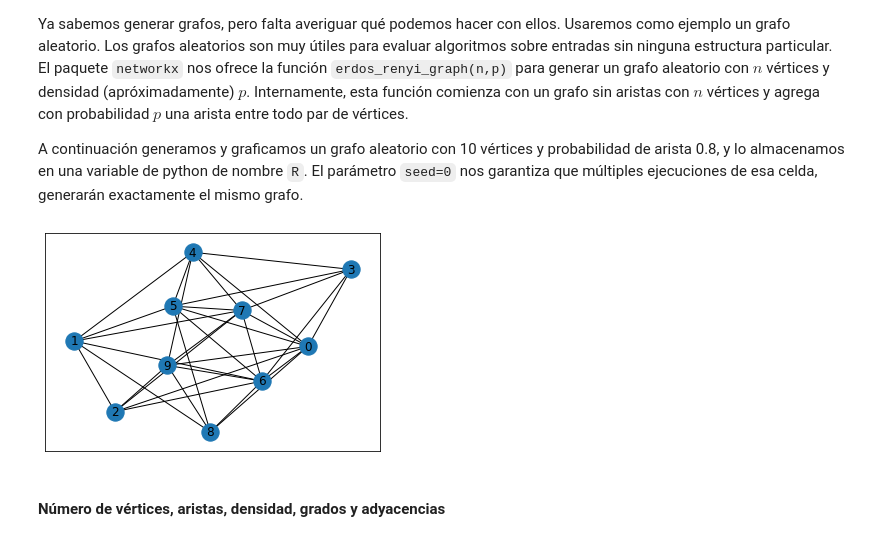
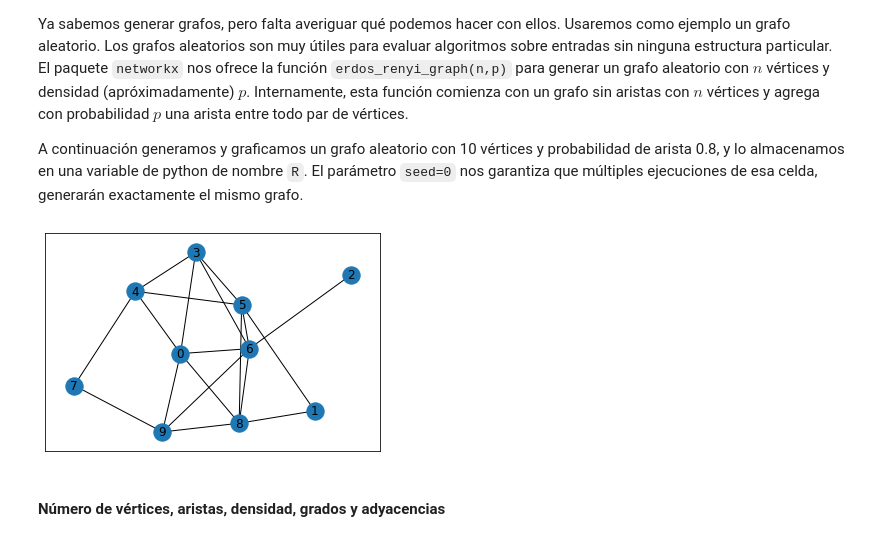
Before and after one commit to maurolucci/taller-cplex, a Jupyter notebook: notebook2.ipynb, the cells around one changed output. Drawn from its saved outputs; the diff is of its cells as text; code cells hidden in the pictures.

```diff
--- a/notebook2.ipynb
+++ b/notebook2.ipynb
@@ -178,10 +147,10 @@ Ya sabemos generar grafos, pero falta averiguar qué podemos hacer con ellos. Us
 
 A continuación generamos y graficamos un grafo aleatorio con 10 vértices y probabilidad de arista 0.8, y lo almacenamos en una variable de python de nombre <code>R</code>. El parámetro <code>seed=0</code> nos garantiza que múltiples ejecuciones de esa celda, generarán exactamente el mismo grafo.
 # %%
-R = nx.erdos_renyi_graph(10,0.8,seed=0)
+R = nx.erdos_renyi_graph(10,0.5,seed=0)
 nx.draw_networkx(R)
 # %% [output]
-[figure, old version]
+[figure, new version]
 # %% [markdown]
 #### Número de vértices, aristas, densidad, grados y adyacencias
 # %% [markdown]
```
Also changed, not shown: parts of 62 cells of this notebook.
